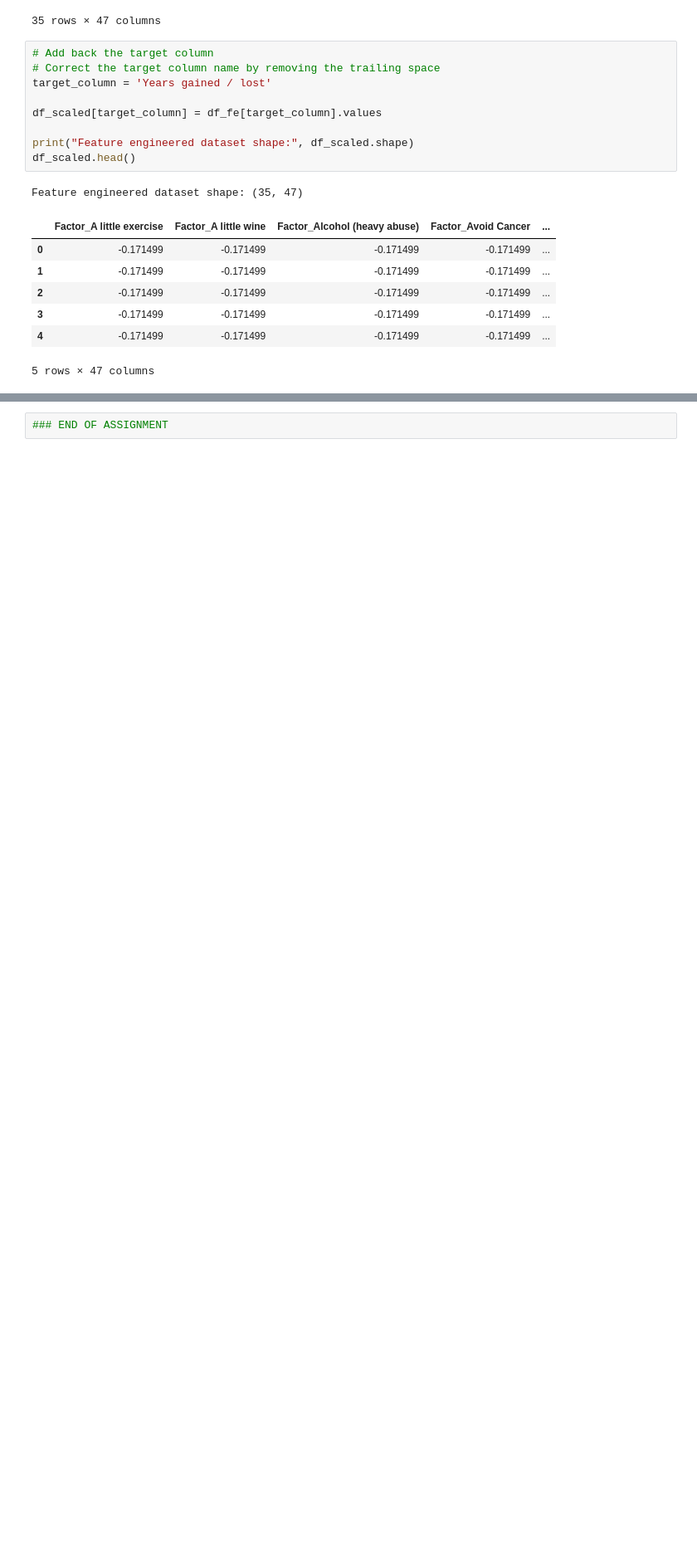
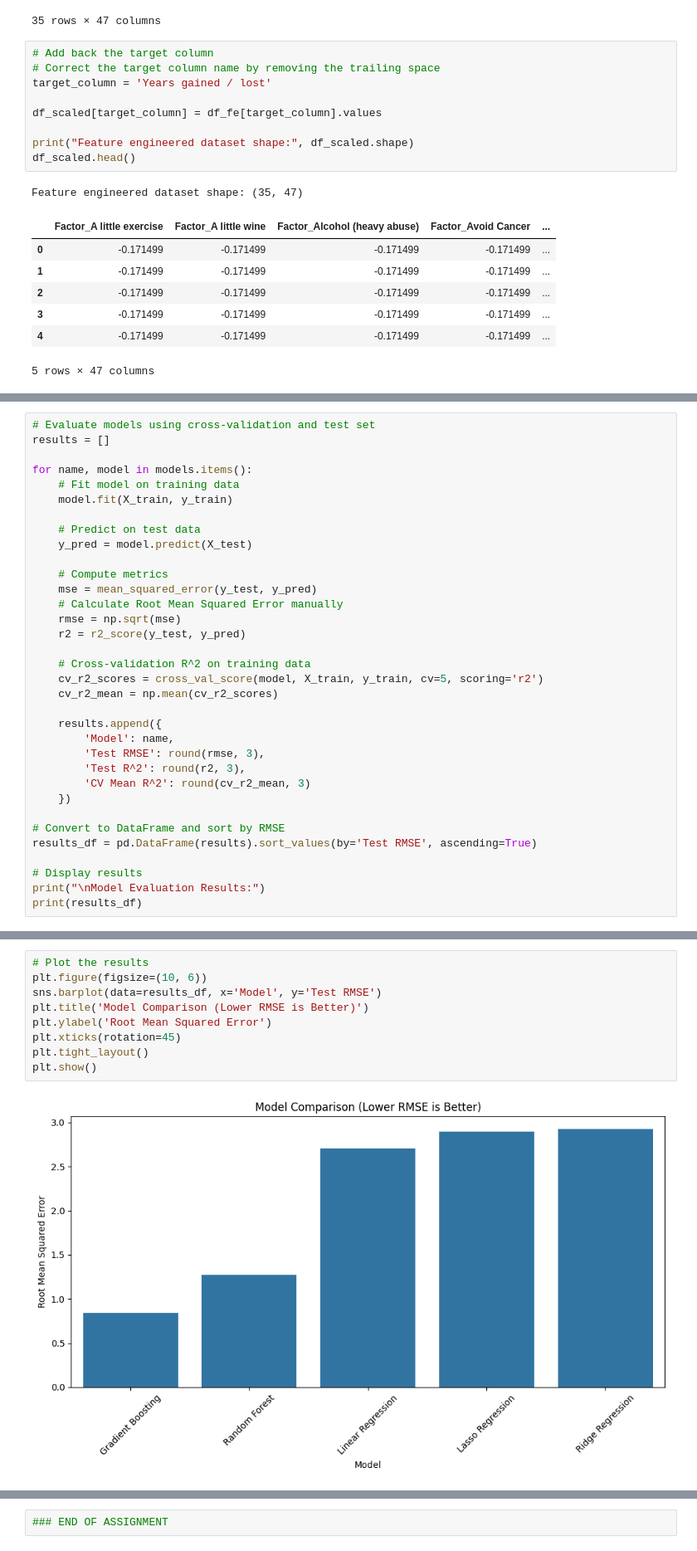
Before and after one commit to KellybLieu/UC_Berkeley_Module24.1_LongevityFactors_FinalReport, a Jupyter notebook: UCBerkeley_FinalCapstone_Longevity_KellyLieu.ipynb, the cells around one changed output, grey strips where cells are left out. Shown at 83% size. Drawn from its saved outputs; the diff is of its cells as text; blank space fills up the shorter version.

```diff
--- a/UCBerkeley_FinalCapstone_Longevity_KellyLieu.ipynb
+++ b/UCBerkeley_FinalCapstone_Longevity_KellyLieu.ipynb
@@ -421,0 +494,34 @@ Feature engineered dataset shape: (35, 47)
+# %%
+# Evaluate models using cross-validation and test set
+results = []
+
+for name, model in models.items():
+    # Fit model on training data
+    model.fit(X_train, y_train)
+
+    # Predict on test data
+    y_pred = model.predict(X_test)
+
+    # Compute metrics
+    mse = mean_squared_error(y_test, y_pred)
+    # Calculate Root Mean Squared Error manually
+    rmse = np.sqrt(mse)
+    r2 = r2_score(y_test, y_pred)
+
+    # Cross-validation R^2 on training data
+    cv_r2_scores = cross_val_score(model, X_train, y_train, cv=5, scoring='r2')
+    cv_r2_mean = np.mean(cv_r2_scores)
+
+    results.append({
+        'Model': name,
+        'Test RMSE': round(rmse, 3),
+        'Test R^2': round(r2, 3),
+        'CV Mean R^2': round(cv_r2_mean, 3)
+    })
+
+# Convert to DataFrame and sort by RMSE
+results_df = pd.DataFrame(results).sort_values(by='Test RMSE', ascending=True)
+
+# Display results
+print("\nModel Evaluation Results:")
+print(results_df)
@@ -421,0 +536,11 @@ Feature engineered dataset shape: (35, 47)
+# %%
+# Plot the results
+plt.figure(figsize=(10, 6))
+sns.barplot(data=results_df, x='Model', y='Test RMSE')
+plt.title('Model Comparison (Lower RMSE is Better)')
+plt.ylabel('Root Mean Squared Error')
+plt.xticks(rotation=45)
+plt.tight_layout()
+plt.show()
+# %% [output]
+[figure, added]
```
Also changed, not shown: parts of 20 cells of this notebook.
